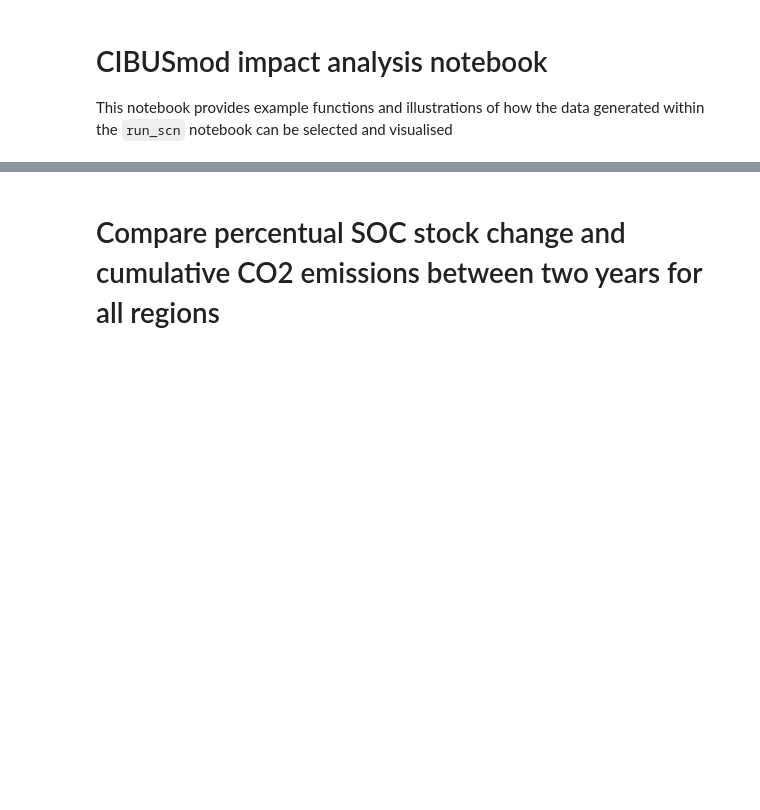
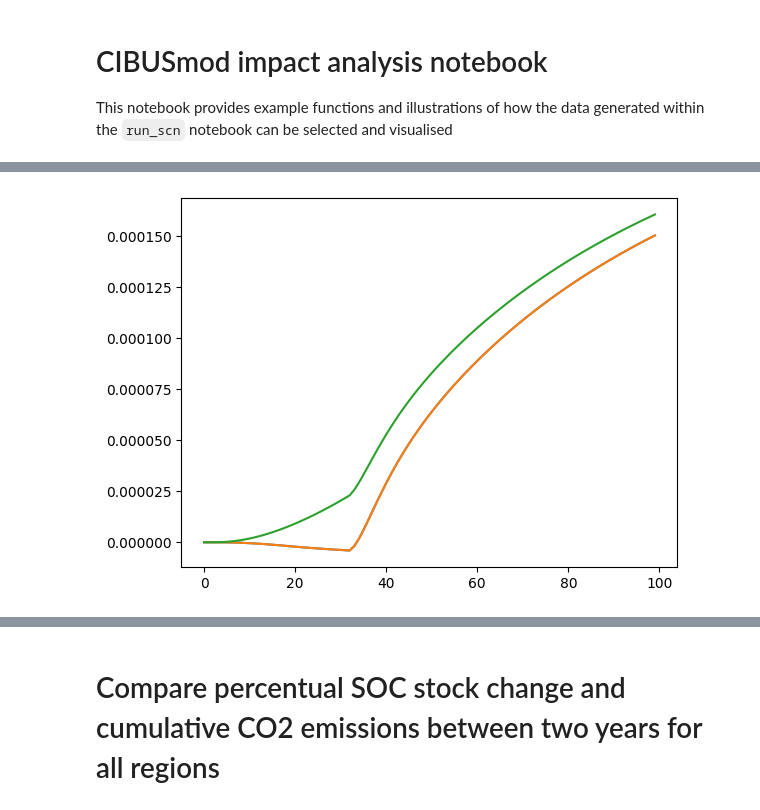
Before and after one commit to SLU-foodsystems/CIBUSmod, a Jupyter notebook: notebooks/analyze_impacts.ipynb, the cells around one changed output, grey strips where cells are left out. Cells and saved outputs as stored; diff of their text form; code cells hidden in the pictures; blank space fills up the shorter version.

```diff
--- a/notebooks/analyze_impacts.ipynb
+++ b/notebooks/analyze_impacts.ipynb
@@ -37,0 +63,8 @@ Initialization of food_as_industry instance of SoilData class complete
+# %%
+il.reload(CIBUSmod.temp_calc.temp_utils)
+#new_set = temp_utils.add_temp_response(ScnCompare.timeseries_Sweden)
+#ScnCompare.timeseries_Sweden
+for i in new_set.temp_response.sum('output_year'):
+    plt.plot(i)
+# %% [output]
+[figure, added]
```
Also changed, not shown: parts of 46 cells of this notebook, 3 other files.
